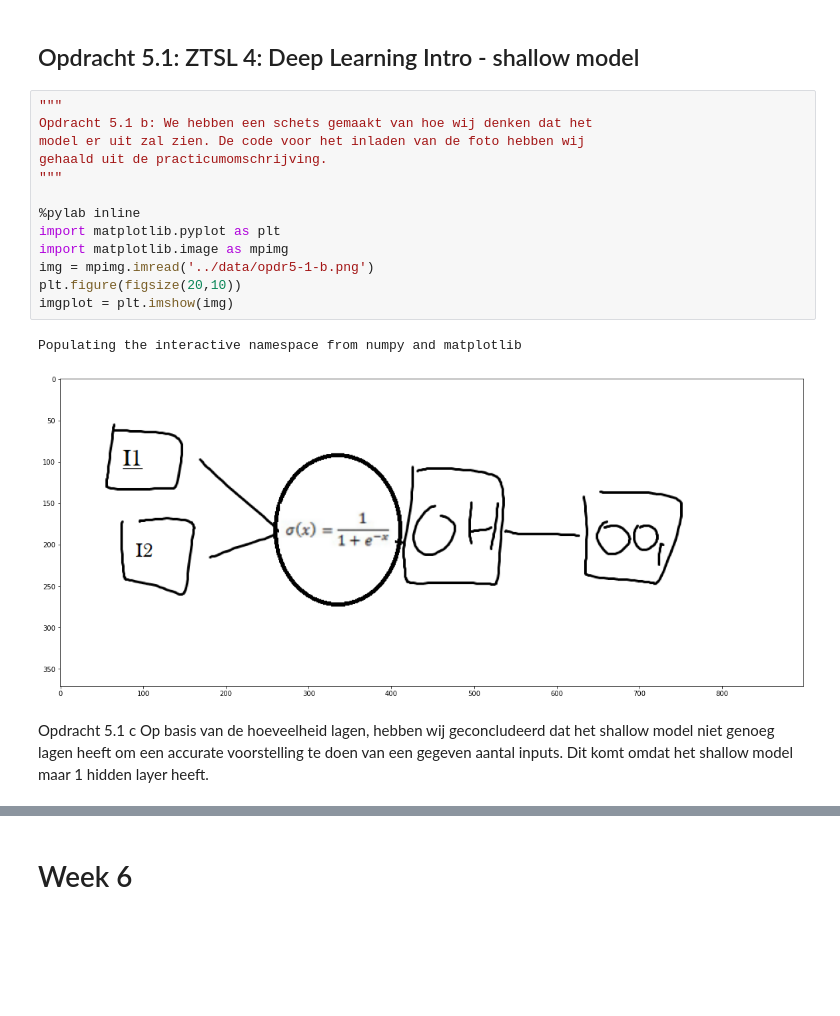
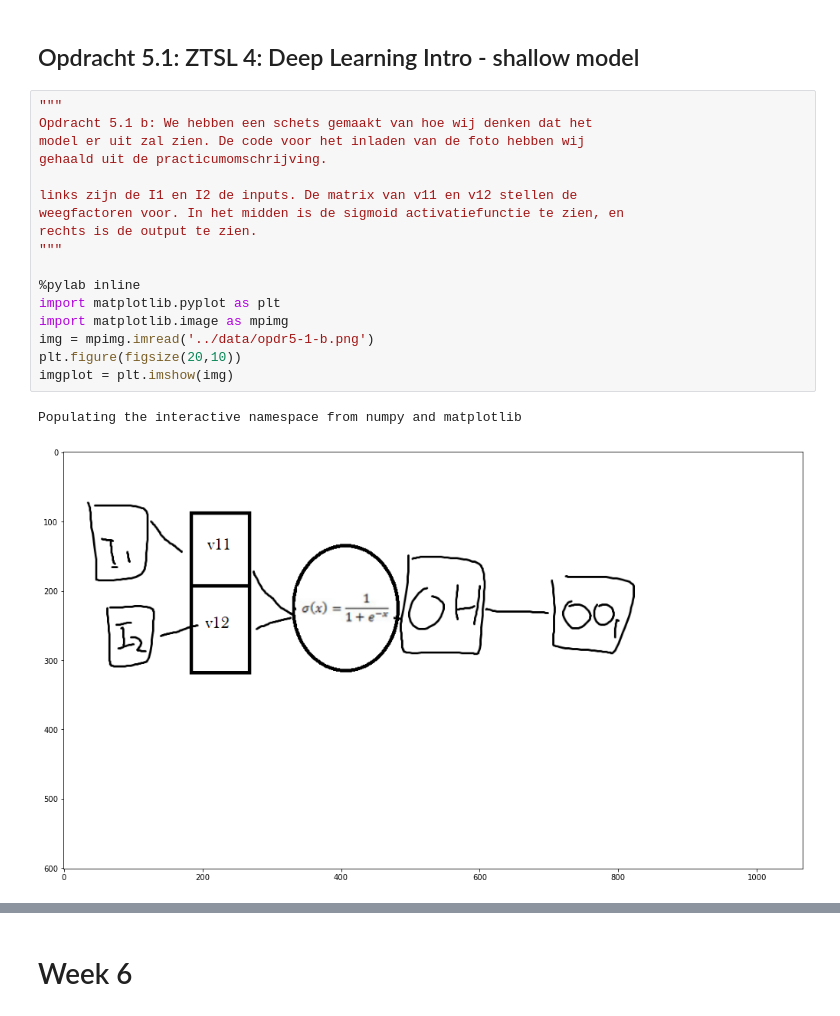
Before and after one commit to SemvdH/CVML-MachineLearning, a Jupyter notebook: exercises/Jupyter notebook CVML.ipynb, the cells around one changed output, grey strips where cells are left out. Cells and saved outputs as stored; diff of their text form; blank space fills up the shorter version.

```diff
--- a/exercises/Jupyter notebook CVML.ipynb
+++ b/exercises/Jupyter notebook CVML.ipynb
@@ -546,19 +546,20 @@ array([-0.43452635], dtype=float32)
 # %%
 """
 Opdracht 5.1 b: We hebben een schets gemaakt van hoe wij denken dat het
 model er uit zal zien. De code voor het inladen van de foto hebben wij
 gehaald uit de practicumomschrijving.
+
+links zijn de I1 en I2 de inputs. De matrix van v11 en v12 stellen de
+weegfactoren voor. In het midden is de sigmoid activatiefunctie te zien, en
+rechts is de output te zien.
 """
 
 %pylab inline
 import matplotlib.pyplot as plt
 import matplotlib.image as mpimg
 img = mpimg.imread('../data/opdr5-1-b.png')
 plt.figure(figsize(20,10))
 imgplot = plt.imshow(img)
 # %% [output]
 Populating the interactive namespace from numpy and matplotlib
-[figure, old version]
+[figure, new version]
-# %% [markdown]
-Opdracht 5.1 c
-Op basis van de hoeveelheid lagen, hebben wij geconcludeerd dat het shallow model niet genoeg lagen heeft om een accurate voorstelling te doen van een gegeven aantal inputs. Dit komt omdat het shallow model maar 1 hidden layer heeft.
```
Also changed, not shown: parts of 28 cells of this notebook, 4 other files.
